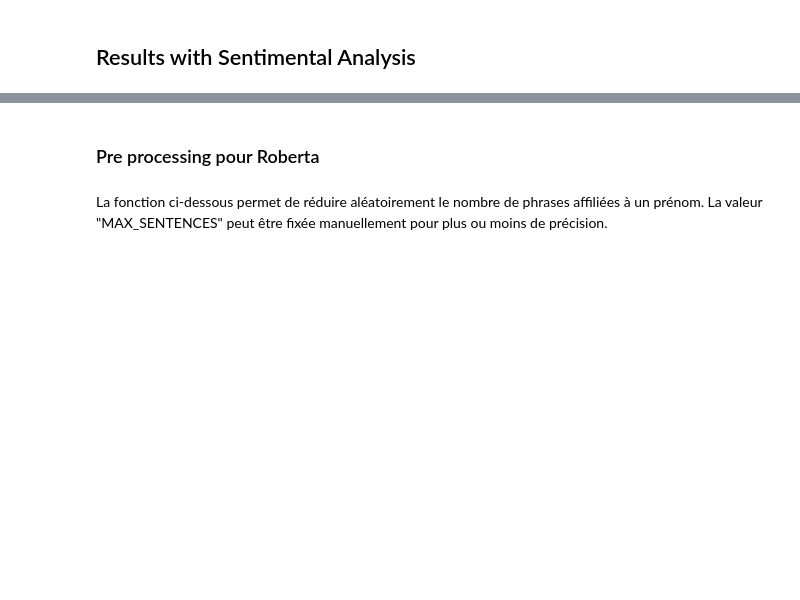
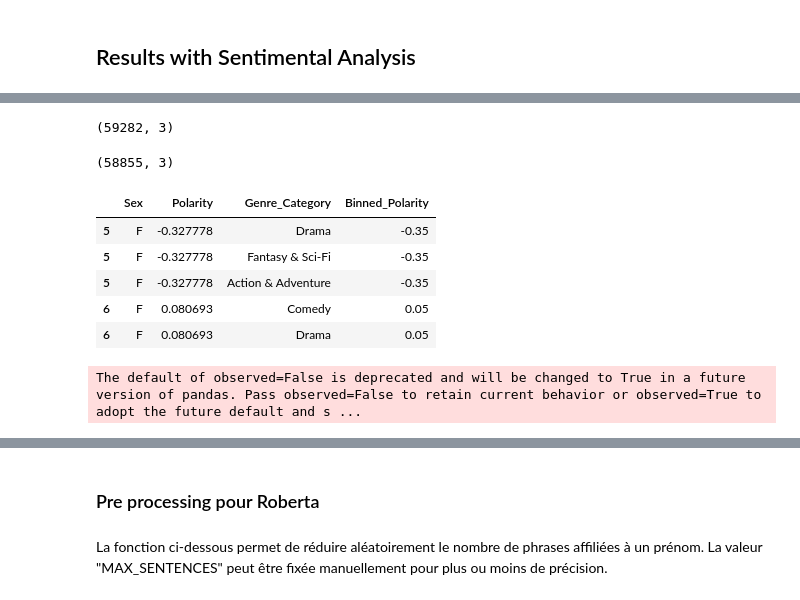
Before and after one commit to epfl-ada/ada-2024-project-adadasurmonbidet2024, a Jupyter notebook: results.ipynb, the cells around one changed output, grey strips where cells are left out. Drawn from its saved outputs; the diff is of its cells as text; code cells hidden in the pictures; blank space fills up the shorter version.

```diff
--- a/results.ipynb
+++ b/results.ipynb
@@ -775,0 +775,2 @@ df_sorted.head(50)
+# %%
+df_SA_analysis["Genre_Category"] = df_SA_analysis['Genres'].apply(lambda x: categorize_genre(x))
@@ -775,0 +781,5 @@ df_sorted.head(50)
+# %%
+df_SA_by_genre = df_SA_analysis.explode(['Genre_Category'])
+df_SA_by_genre.drop(columns=['Wikipedia_id','Name','Languages','Country','Actor_age','Release_date','Interpretation_SA','Character_Name','kindness','Genres'],inplace=True)
+#df_SA_by_genre = df_SA_by_genre.groupby(['Genre_Category','Sex'])
+df_SA_by_genre.head()
@@ -775,0 +793,24 @@ df_sorted.head(50)
+# %%
+df_SA_by_genre.shape
+# %% [output]
+(59282, 3)
+# %%
+#For the plot we are interested only in data with a specific genre, so we drop the rows with the genre 'Other'
+df_SA_by_genre = df_SA_by_genre[df_SA_by_genre['Genre_Category']!='Other']
+df_SA_by_genre.shape
+# %% [output]
+(58855, 3)
+# %%
+#We assign to each polarity value to the midpoint of the interval they fall into
+bins = np.arange(-1, 1.1, 0.1)
+midpoints = bins[:-1] + 0.05
+
+df_SA_by_genre['Binned_Polarity'] = pd.cut(df_SA_by_genre['Polarity'],bins=bins,labels=midpoints)
+df_SA_by_genre.head()
+# %% [output]
+|  | Sex | Polarity | Genre_Category | Binned_Polarity |
+| 5 | F | -0.327778 | Drama | -0.35 |
+| 5 | F | -0.327778 | Fantasy & Sci-Fi | -0.35 |
+| 5 | F | -0.327778 | Action & Adventure | -0.35 |
+| 6 | F | 0.080693 | Comedy | 0.05 |
+| 6 | F | 0.080693 | Drama | 0.05 |
@@ -775,0 +819,4 @@ df_sorted.head(50)
+# %%
+df_SA_by_genre = df_SA_by_genre.groupby(['Genre_Category','Sex','Binned_Polarity']).agg(count =('Binned_Polarity','count')).reset_index()
+# %% [output]
+The default of observed=False is deprecated and will be changed to True in a future version of pandas. Pass observed=False to retain current behavior or observed=True to adopt the future default and s ...
```
Also changed, not shown: parts of 20 cells of this notebook, 1 other file.
